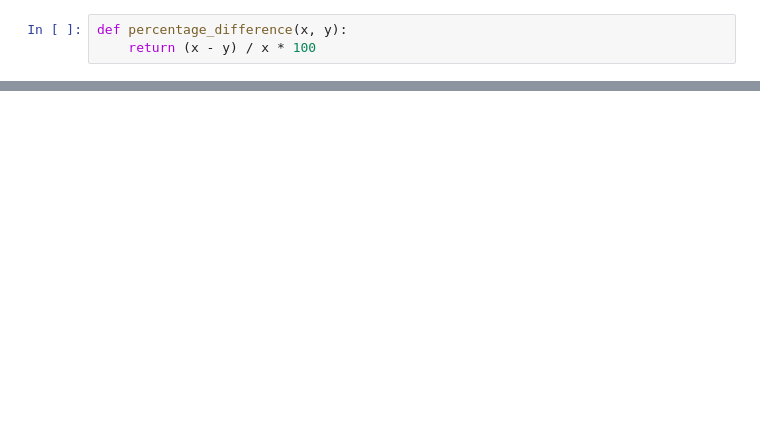
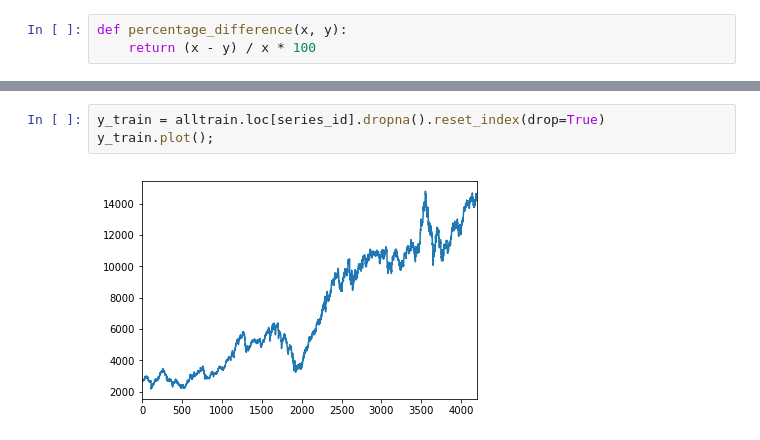
Before and after one commit to mloning/M4-methods, a Jupyter notebook: scripts/m4-replication.ipynb, the cells around one changed output, grey strips where cells are left out. Drawn from its saved outputs; the diff is of its cells as text; blank space fills up the shorter version.

```diff
--- a/scripts/m4-replication.ipynb
+++ b/scripts/m4-replication.ipynb
@@ -188,0 +384,5 @@ perc_diff
+# %%
+y_train = alltrain.loc[series_id].dropna().reset_index(drop=True)
+y_train.plot();
+# %% [output]
+[figure, added]
```
Also changed, not shown: parts of 61 cells of this notebook, 2 other files.
